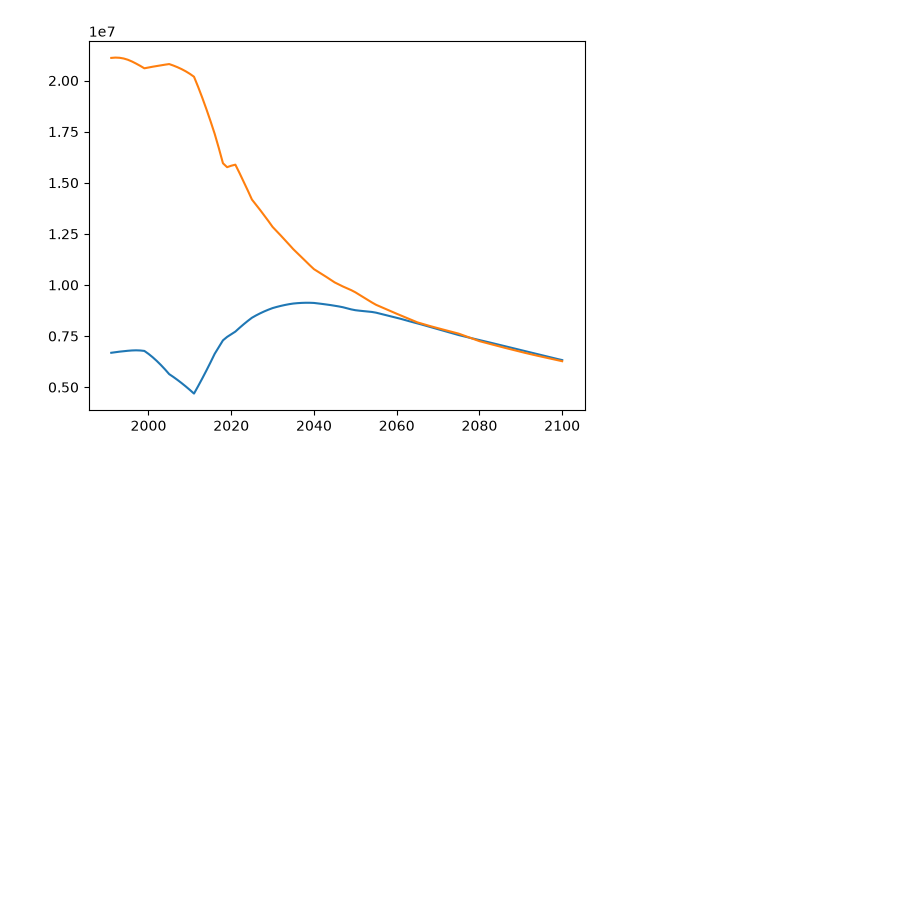
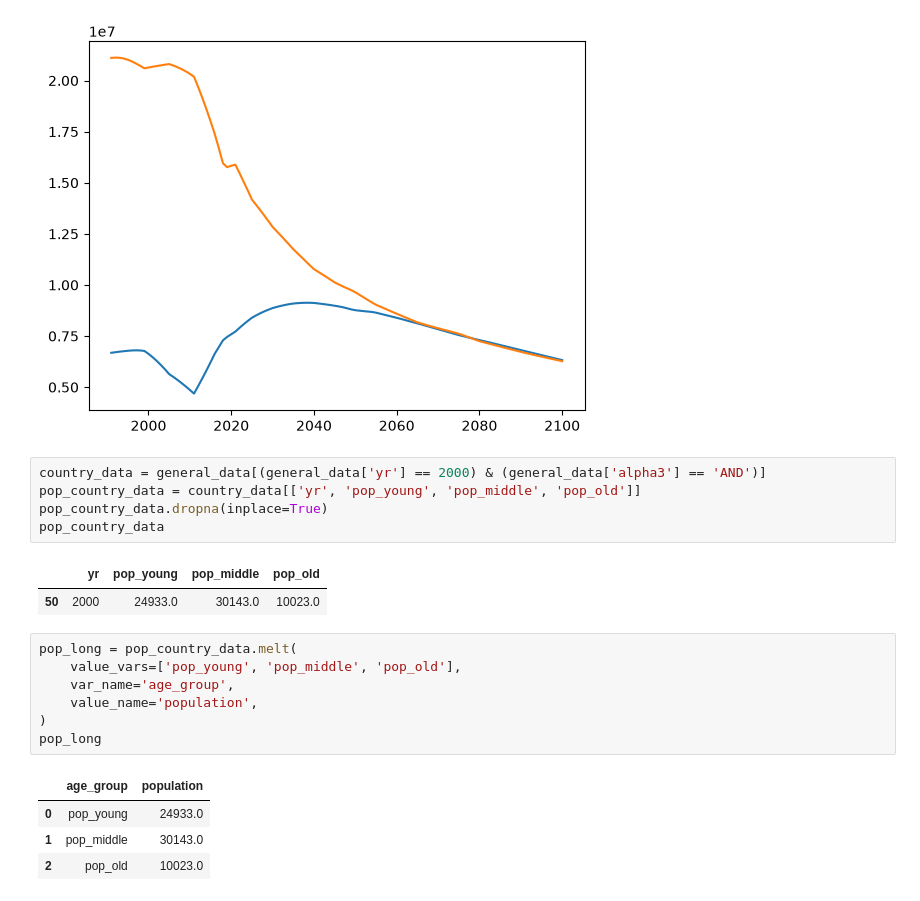
Before and after one commit to Flx232/Census-Dashboard, a Jupyter notebook: exploratory.ipynb, the cells around one changed output. Cells and saved outputs as stored; diff of their text form; blank space fills up the shorter version.

```diff
--- a/exploratory.ipynb
+++ b/exploratory.ipynb
@@ -847,3 +847,23 @@ plt.plot(country_data['yr'], (country_data['births_young']))
 # %% [output]
 [<matplotlib.lines.Line2D at 0x...>]
 [figure]
+# %%
+country_data = general_data[(general_data['yr'] == 2000) & (general_data['alpha3'] == 'AND')]
+pop_country_data = country_data[['yr', 'pop_young', 'pop_middle', 'pop_old']]
+pop_country_data.dropna(inplace=True)
+pop_country_data
+# %% [output]
+|  | yr | pop_young | pop_middle | pop_old |
+| 50 | 2000 | 24933.0 | 30143.0 | 10023.0 |
+# %%
+pop_long = pop_country_data.melt(
+    value_vars=['pop_young', 'pop_middle', 'pop_old'],
+    var_name='age_group',
+    value_name='population',
+)
+pop_long
+# %% [output]
+|  | age_group | population |
+| 0 | pop_young | 24933.0 |
+| 1 | pop_middle | 30143.0 |
+| 2 | pop_old | 10023.0 |
```
Also changed, not shown: 1 other file.
